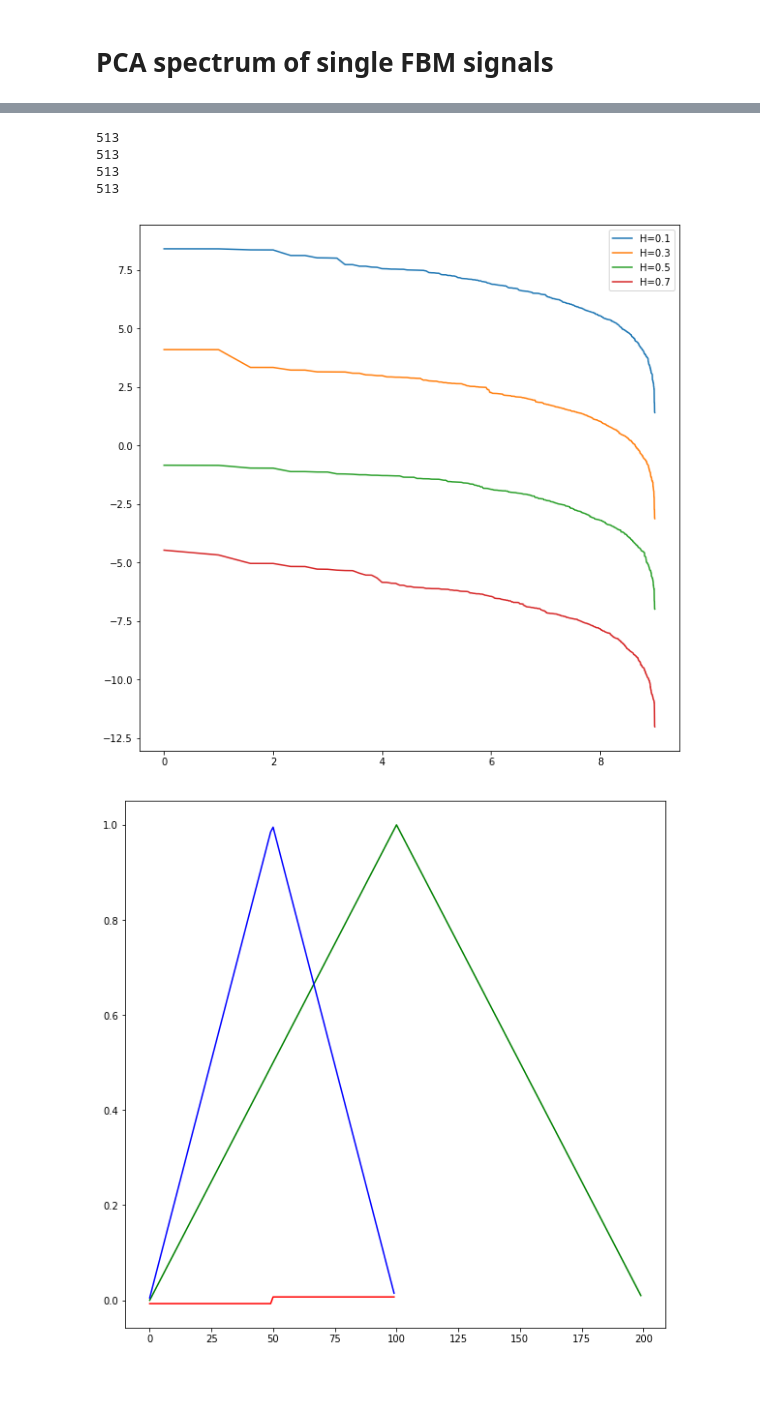
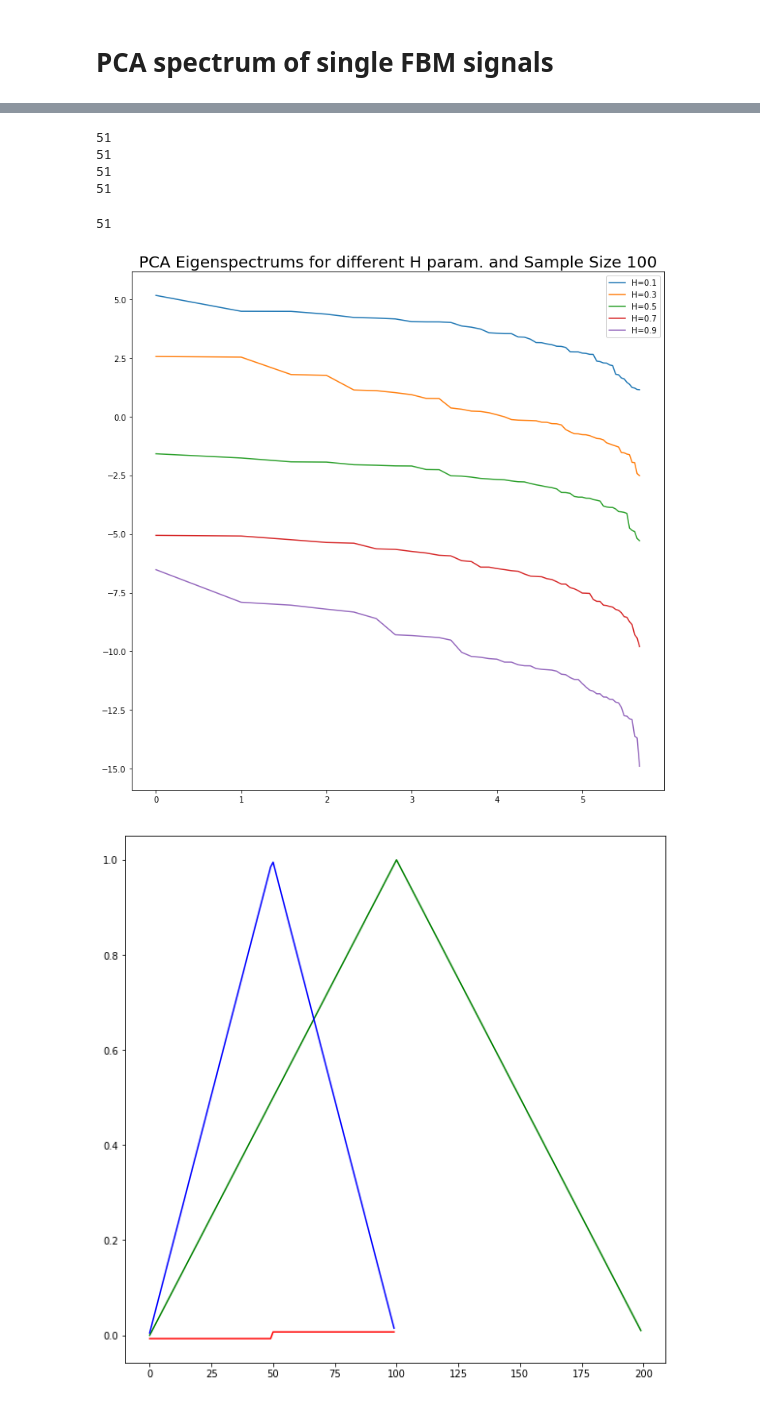
Before and after one commit to Agrim9/MultiFractal_Signal_Analysis, a Jupyter notebook: FBM_NB.ipynb, the cells around one changed output, grey strips where cells are left out. Saved outputs shown, nothing was run; the diff lists cells and outputs as text; code cells hidden in the pictures.

```diff
--- a/FBM_NB.ipynb
+++ b/FBM_NB.ipynb
@@ -130,7 +207,7 @@ def Qf(x, A, B,C): # this is your 'straight line' y=f(x)
     return A*x**2 + B*x + C
 
 def get_wavelet_var(wavelet,H=0.3,est_sil=1):
-    samp_size=1024
+    samp_size=100
     f = FBM(n=samp_size, hurst=H, length=0.5, method='daviesharte')
     # Generate a fBm realization
     fbm_sample = f.fbm()
@@ -172,7 +249,7 @@ def get_wavelet_var(wavelet,H=0.3,est_sil=1):
     #print(AutoCov_mat-AutoCorr_mat)
 
     U,S,V=svd(AutoCov_mat)
-    plt.rcParams['figure.figsize'] = (10, 10)
+    plt.rcParams['figure.figsize'] = (12, 12)
     #print(S)
     #print(S[::-1])
     plt.plot(np.log2(np.arange(M)+1),np.log2(S))
@@ -202,19 +279,21 @@ plt.show()
 # %%
 get_wavelet_var('haar',0.1)
 get_wavelet_var('haar',0.3)
 get_wavelet_var('haar',0.5)
 get_wavelet_var('haar',0.7)
-
-plt.legend(['H=0.1','H=0.3','H=0.5','H=0.7'])
+get_wavelet_var('haar',0.9)
+plt.title("PCA Eigenspectrums for different H param. and Sample Size 100",fontsize=20)
+plt.legend(['H=0.1','H=0.3','H=0.5','H=0.7','H=0.9'])
 plt.show()
 
 #print(S)
 # %% [output]
-513
-513
-513
-513
+51
+51
+51
+51
+51
-[figure, old version]
+[figure, new version]
 # %%
 tr_wave =np.zeros(200)
 for i in range(200):
```
Also changed, not shown: parts of 11 cells of this notebook, 16 other files.
